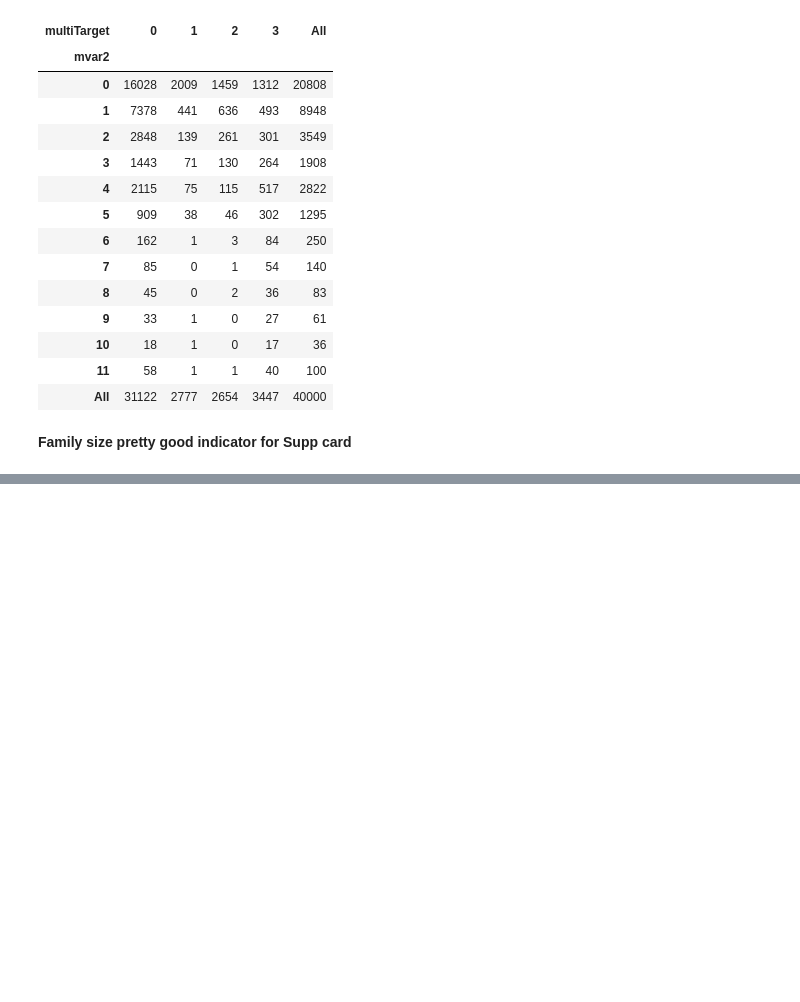
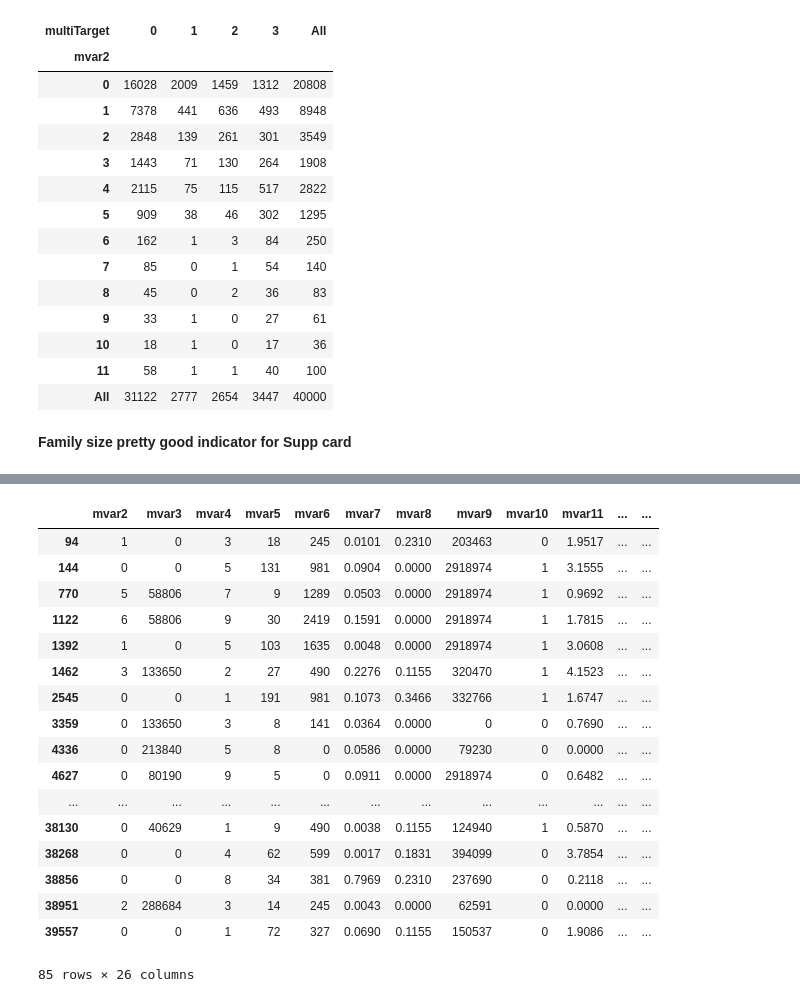
Before and after one commit to rohanchopra/Envible-Analyze-This-2017, a Jupyter notebook: Data-Analysis.ipynb, the cells around one changed output, grey strips where cells are left out. Saved outputs shown, nothing was run; the diff lists cells and outputs as text; code cells hidden in the pictures; blank space fills up the shorter version.

```diff
--- a/Data-Analysis.ipynb
+++ b/Data-Analysis.ipynb
@@ -449,0 +472,21 @@ pd.crosstab(X.mvar2,data['multiTarget'], margins=True)
+# %%
+X.loc[(data.mvar32<0) |(data.mvar33<0) |(data.mvar34<0) |(data.mvar35<0)]
+# %% [output]
+|  | mvar2 | mvar3 | mvar4 | mvar5 | mvar6 | mvar7 | mvar8 | mvar9 | mvar10 | mvar11 | ... | ... |
+| 94 | 1 | 0 | 3 | 18 | 245 | 0.0101 | 0.2310 | 203463 | 0 | 1.9517 | ... | ... |
+| 144 | 0 | 0 | 5 | 131 | 981 | 0.0904 | 0.0000 | 2918974 | 1 | 3.1555 | ... | ... |
+| 770 | 5 | 58806 | 7 | 9 | 1289 | 0.0503 | 0.0000 | 2918974 | 1 | 0.9692 | ... | ... |
+| 1122 | 6 | 58806 | 9 | 30 | 2419 | 0.1591 | 0.0000 | 2918974 | 1 | 1.7815 | ... | ... |
+| 1392 | 1 | 0 | 5 | 103 | 1635 | 0.0048 | 0.0000 | 2918974 | 1 | 3.0608 | ... | ... |
+| 1462 | 3 | 133650 | 2 | 27 | 490 | 0.2276 | 0.1155 | 320470 | 1 | 4.1523 | ... | ... |
+| 2545 | 0 | 0 | 1 | 191 | 981 | 0.1073 | 0.3466 | 332766 | 1 | 1.6747 | ... | ... |
+| 3359 | 0 | 133650 | 3 | 8 | 141 | 0.0364 | 0.0000 | 0 | 0 | 0.7690 | ... | ... |
+| 4336 | 0 | 213840 | 5 | 8 | 0 | 0.0586 | 0.0000 | 79230 | 0 | 0.0000 | ... | ... |
+| 4627 | 0 | 80190 | 9 | 5 | 0 | 0.0911 | 0.0000 | 2918974 | 0 | 0.6482 | ... | ... |
+| ... | ... | ... | ... | ... | ... | ... | ... | ... | ... | ... | ... | ... |
+| 38130 | 0 | 40629 | 1 | 9 | 490 | 0.0038 | 0.1155 | 124940 | 1 | 0.5870 | ... | ... |
+| 38268 | 0 | 0 | 4 | 62 | 599 | 0.0017 | 0.1831 | 394099 | 0 | 3.7854 | ... | ... |
+| 38856 | 0 | 0 | 8 | 34 | 381 | 0.7969 | 0.2310 | 237690 | 0 | 0.2118 | ... | ... |
+| 38951 | 2 | 288684 | 3 | 14 | 245 | 0.0043 | 0.0000 | 62591 | 0 | 0.0000 | ... | ... |
+| 39557 | 0 | 0 | 1 | 72 | 327 | 0.0690 | 0.1155 | 150537 | 0 | 1.9086 | ... | ... |
+85 rows × 26 columns
```
Also changed, not shown: parts of 8 cells of this notebook.
